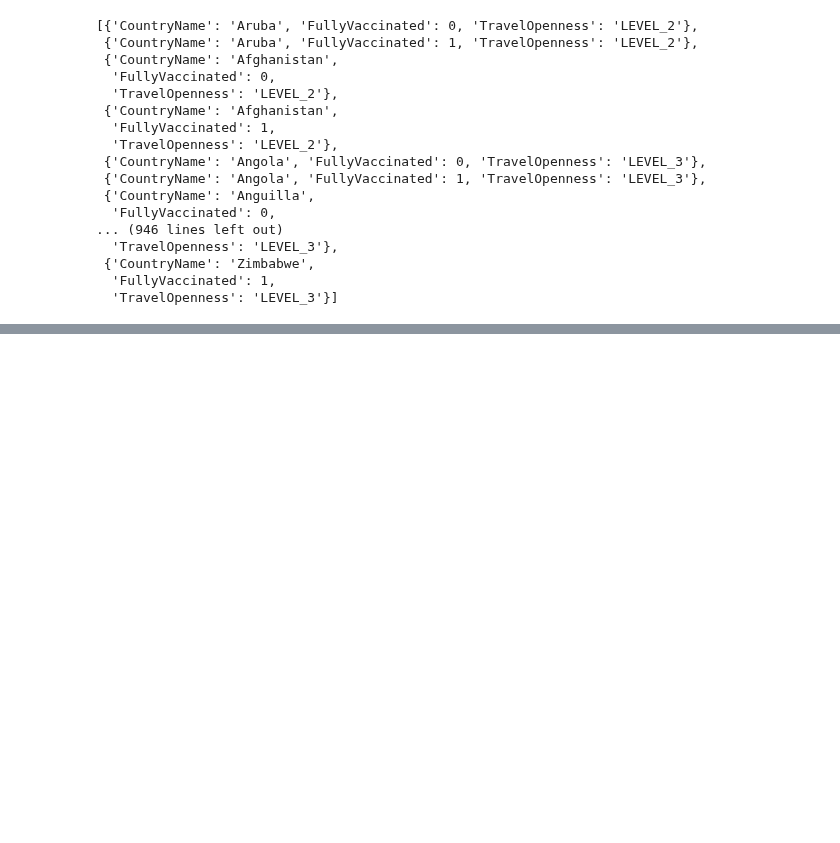
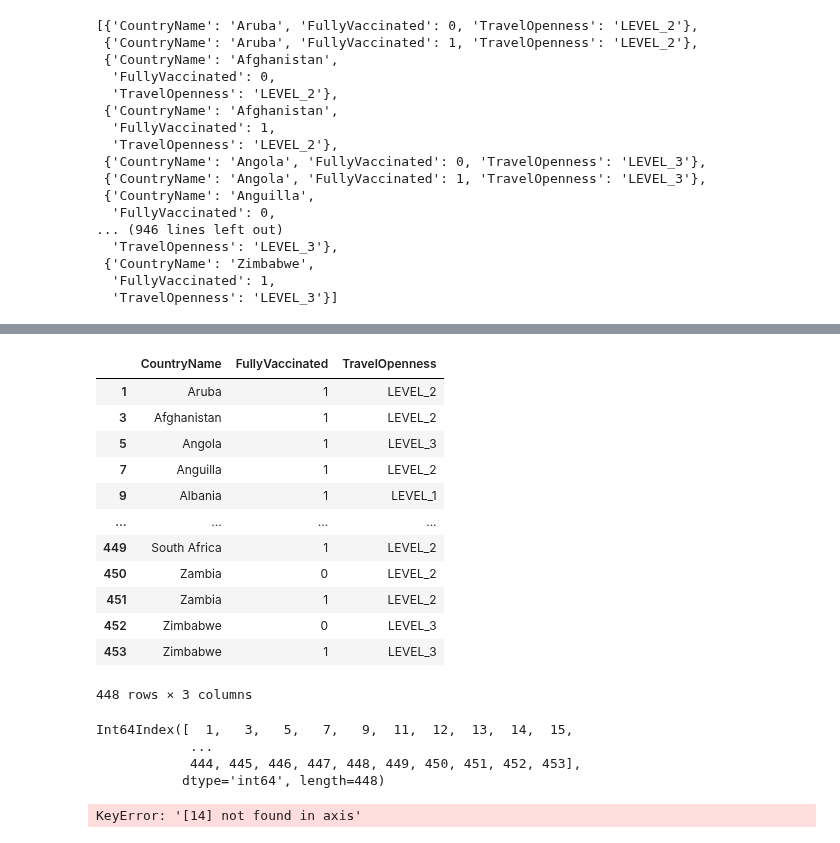
Before and after one commit to bossiilaria/Python, a Jupyter notebook: IntlExp/IntlExp.ipynb, the cells around one changed output, grey strips where cells are left out. Cells and saved outputs as stored; diff of their text form; code cells hidden in the pictures; blank space fills up the shorter version.

```diff
--- a/IntlExp/IntlExp.ipynb
+++ b/IntlExp/IntlExp.ipynb
@@ -200,0 +292,29 @@ sherpaData[1]
+# %%
+levelsDF
+# %% [output]
+|  | CountryName | FullyVaccinated | TravelOpenness |
+| 1 | Aruba | 1 | LEVEL_2 |
+| 3 | Afghanistan | 1 | LEVEL_2 |
+| 5 | Angola | 1 | LEVEL_3 |
+| 7 | Anguilla | 1 | LEVEL_2 |
+| 9 | Albania | 1 | LEVEL_1 |
+| ... | ... | ... | ... |
+| 449 | South Africa | 1 | LEVEL_2 |
+| 450 | Zambia | 0 | LEVEL_2 |
+| 451 | Zambia | 1 | LEVEL_2 |
+| 452 | Zimbabwe | 0 | LEVEL_3 |
+| 453 | Zimbabwe | 1 | LEVEL_3 |
+448 rows × 3 columns
+# %%
+levelsDF.index
+# %% [output]
+Int64Index([  1,   3,   5,   7,   9,  11,  12,  13,  14,  15,
+            ...
+            444, 445, 446, 447, 448, 449, 450, 451, 452, 453],
+           dtype='int64', length=448)
+# %%
+for i in range(13, 453):
+    if levelsDF.index[i]%2==0:
+        levelsDF = levelsDF.drop(i)
+# %% [output]
+KeyError: '[14] not found in axis'
```
Also changed, not shown: parts of 21 cells of this notebook, 1 other file.
